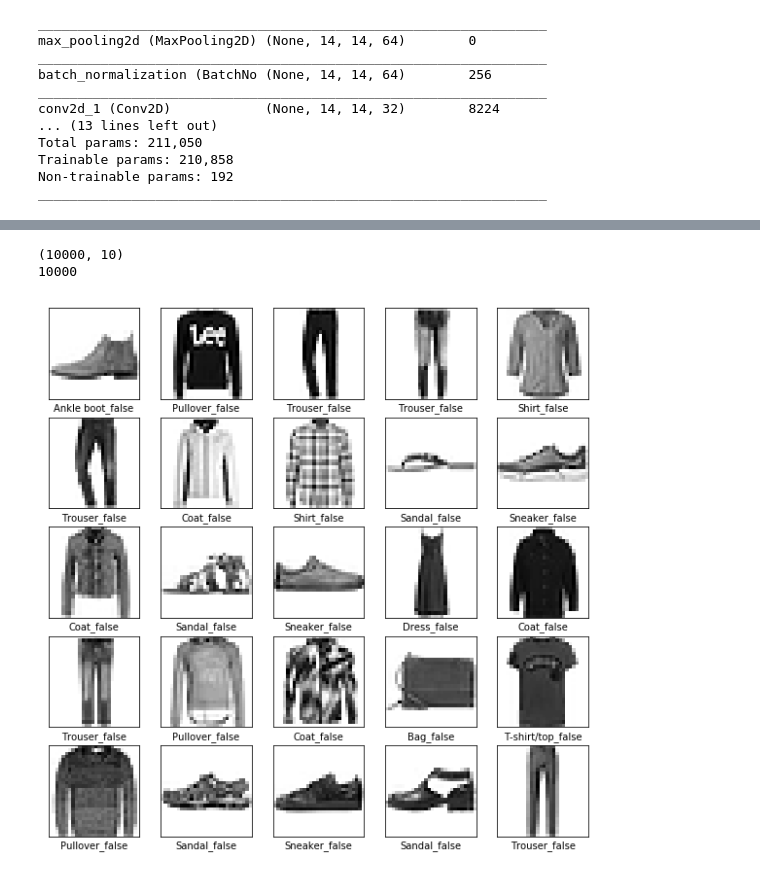
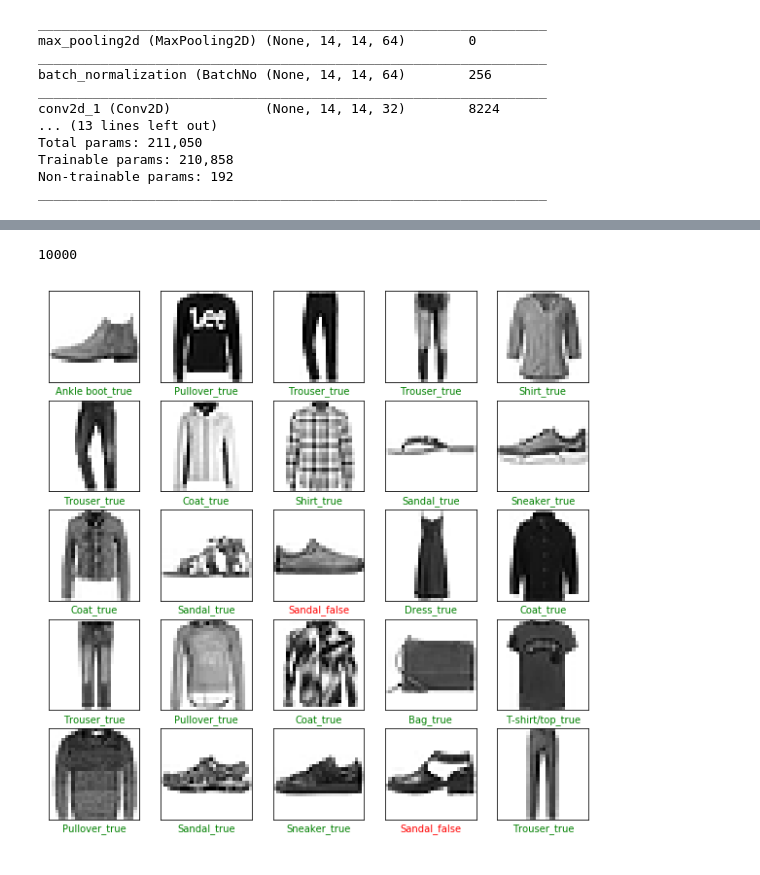
Before and after one commit to iusami/tf_study, a Jupyter notebook: fashion_mnist_cnn.ipynb, the cells around one changed output, grey strips where cells are left out. Saved outputs shown, nothing was run; the diff lists cells and outputs as text; code cells hidden in the pictures.

```diff
--- a/fashion_mnist_cnn.ipynb
+++ b/fashion_mnist_cnn.ipynb
@@ -124,24 +124,23 @@ print(score[1])
 # %%
 prediction = model.predict(test_images)
-print(prediction.shape)
 prediction_label = []
 for k in prediction:
     maybe_true = np.argmax(k)
     prediction_label.append(maybe_true)
 print(len(prediction_label))
 test_images = test_images.reshape(10000,28,28)
 plt.figure(figsize=(10,10))
 for i in range(25):
     plt.subplot(5,5,i+1)
     plt.xticks([])
     plt.yticks([])
     plt.grid(False)
     plt.imshow(test_images[i].reshape(row,col), cmap=plt.cm.binary)
-    if test_labels[i] == class_names[prediction_label[i]]:
-        plt.xlabel(class_names[prediction_label[i]]+"_true")
+    if test_labels[i] == prediction_label[i]:
+        plt.xlabel(class_names[prediction_label[i]]+"_true").set_color("green")
+
     else:
-        plt.xlabel(class_names[prediction_label[i]]+"_false")
+        plt.xlabel(class_names[prediction_label[i]]+"_false").set_color("red")
 # %% [output]
-(10000, 10)
 10000
-[figure, old version]
+[figure, new version]
```
Also changed, not shown: parts of 2 cells of this notebook.
